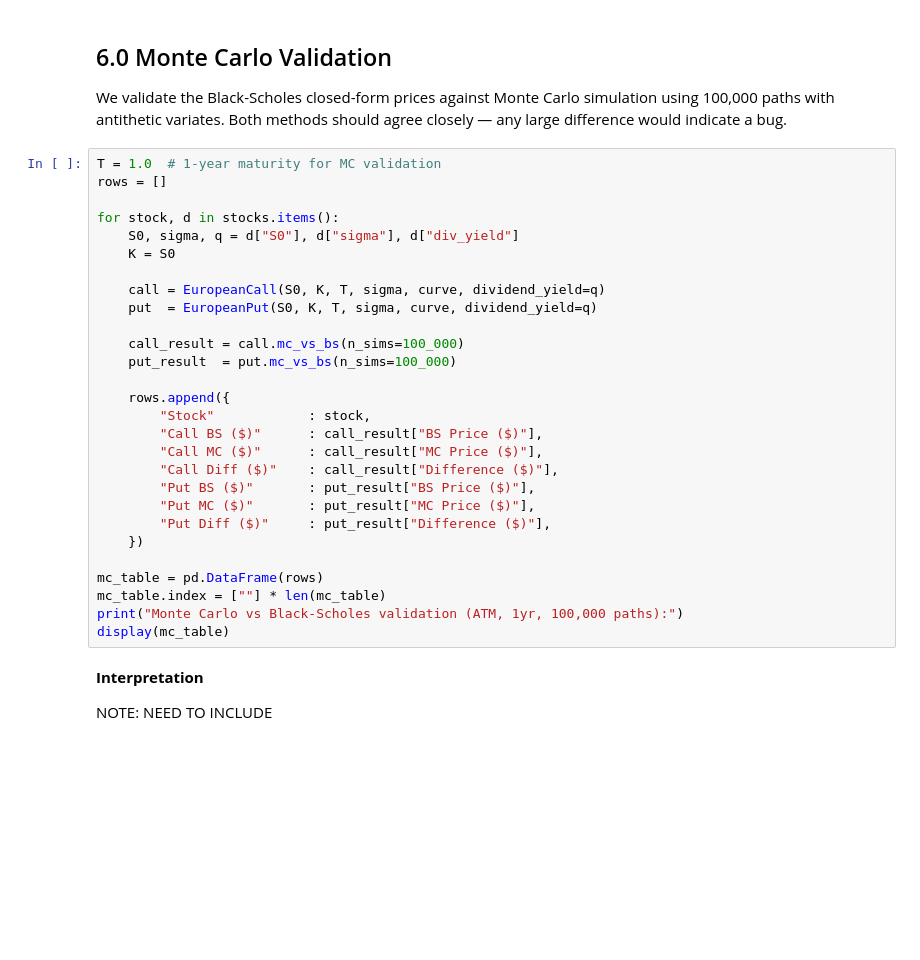
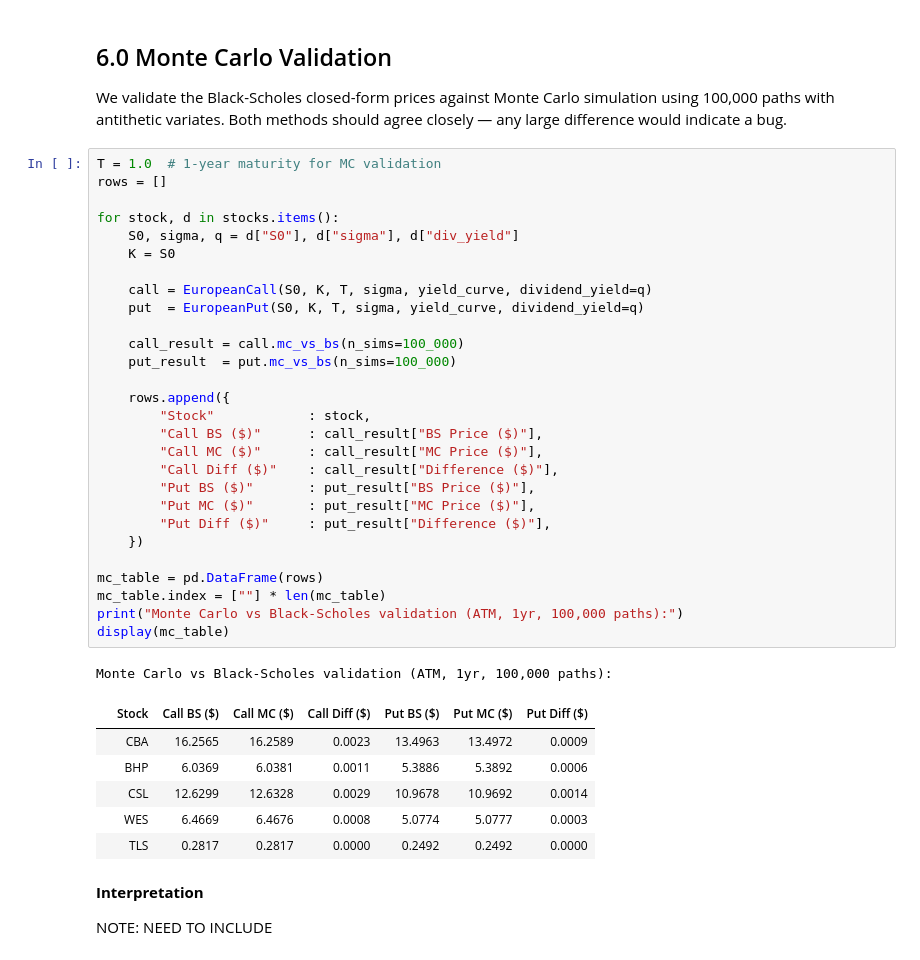
Before and after one commit to indigohill/FINM3422_A3_T7_G1_DP, a Jupyter notebook: notebooks/derivatives_exploration.ipynb, the cells around one changed output. Saved outputs shown, nothing was run; the diff lists cells and outputs as text; blank space fills up the shorter version.

```diff
--- a/notebooks/derivatives_exploration.ipynb
+++ b/notebooks/derivatives_exploration.ipynb
@@ -197,31 +239,39 @@ We validate the Black-Scholes closed-form prices against Monte Carlo simulation
 # %%
 T = 1.0  # 1-year maturity for MC validation
 rows = []
 
 for stock, d in stocks.items():
     S0, sigma, q = d["S0"], d["sigma"], d["div_yield"]
     K = S0
 
-    call = EuropeanCall(S0, K, T, sigma, curve, dividend_yield=q)
-    put  = EuropeanPut(S0, K, T, sigma, curve, dividend_yield=q)
+    call = EuropeanCall(S0, K, T, sigma, yield_curve, dividend_yield=q)
+    put  = EuropeanPut(S0, K, T, sigma, yield_curve, dividend_yield=q)
 
     call_result = call.mc_vs_bs(n_sims=100_000)
     put_result  = put.mc_vs_bs(n_sims=100_000)
 
     rows.append({
         "Stock"            : stock,
         "Call BS ($)"      : call_result["BS Price ($)"],
         "Call MC ($)"      : call_result["MC Price ($)"],
         "Call Diff ($)"    : call_result["Difference ($)"],
         "Put BS ($)"       : put_result["BS Price ($)"],
         "Put MC ($)"       : put_result["MC Price ($)"],
         "Put Diff ($)"     : put_result["Difference ($)"],
     })
 
 mc_table = pd.DataFrame(rows)
 mc_table.index = [""] * len(mc_table)
 print("Monte Carlo vs Black-Scholes validation (ATM, 1yr, 100,000 paths):")
 display(mc_table)
+# %% [output]
+Monte Carlo vs Black-Scholes validation (ATM, 1yr, 100,000 paths):
+|  | Stock | Call BS ($) | Call MC ($) | Call Diff ($) | Put BS ($) | Put MC ($) | Put Diff ($) |
+|  | CBA | 16.2565 | 16.2589 | 0.0023 | 13.4963 | 13.4972 | 0.0009 |
+|  | BHP | 6.0369 | 6.0381 | 0.0011 | 5.3886 | 5.3892 | 0.0006 |
+|  | CSL | 12.6299 | 12.6328 | 0.0029 | 10.9678 | 10.9692 | 0.0014 |
+|  | WES | 6.4669 | 6.4676 | 0.0008 | 5.0774 | 5.0777 | 0.0003 |
+|  | TLS | 0.2817 | 0.2817 | 0.0000 | 0.2492 | 0.2492 | 0.0000 |
 # %% [markdown]
 __Interpretation__
 
```
Also changed, not shown: parts of 10 cells of this notebook.
